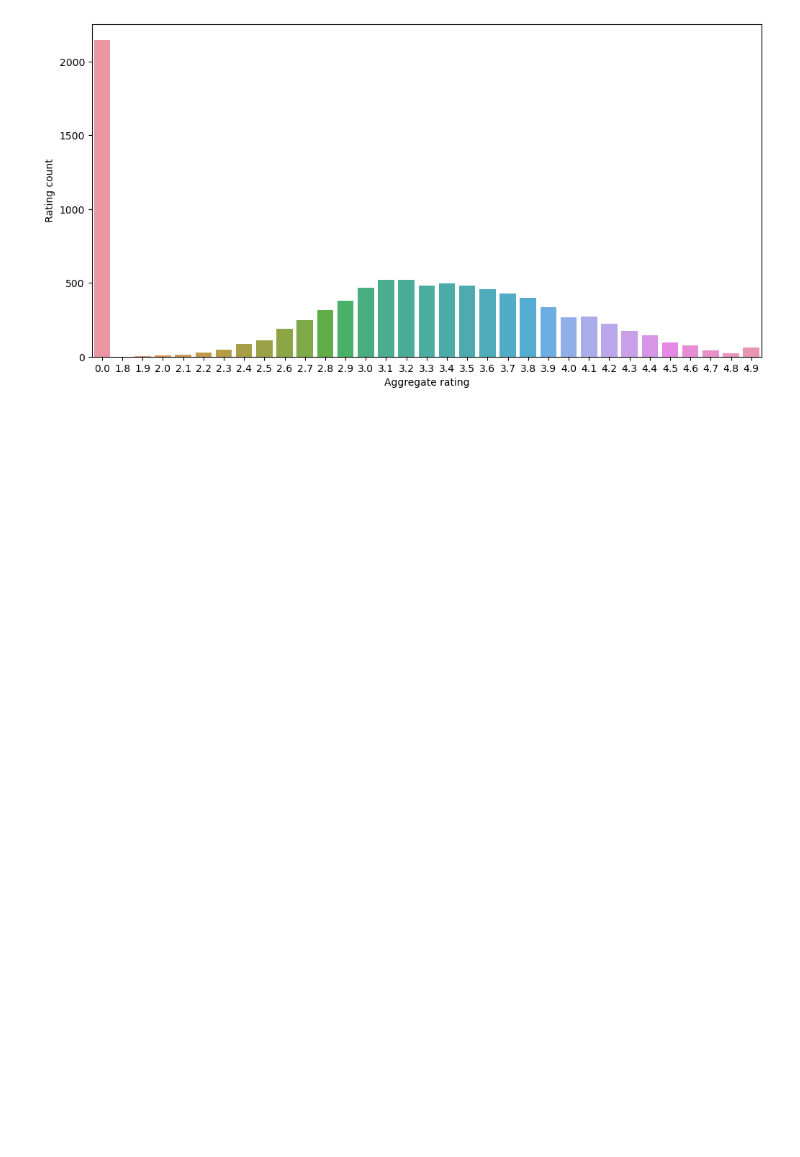
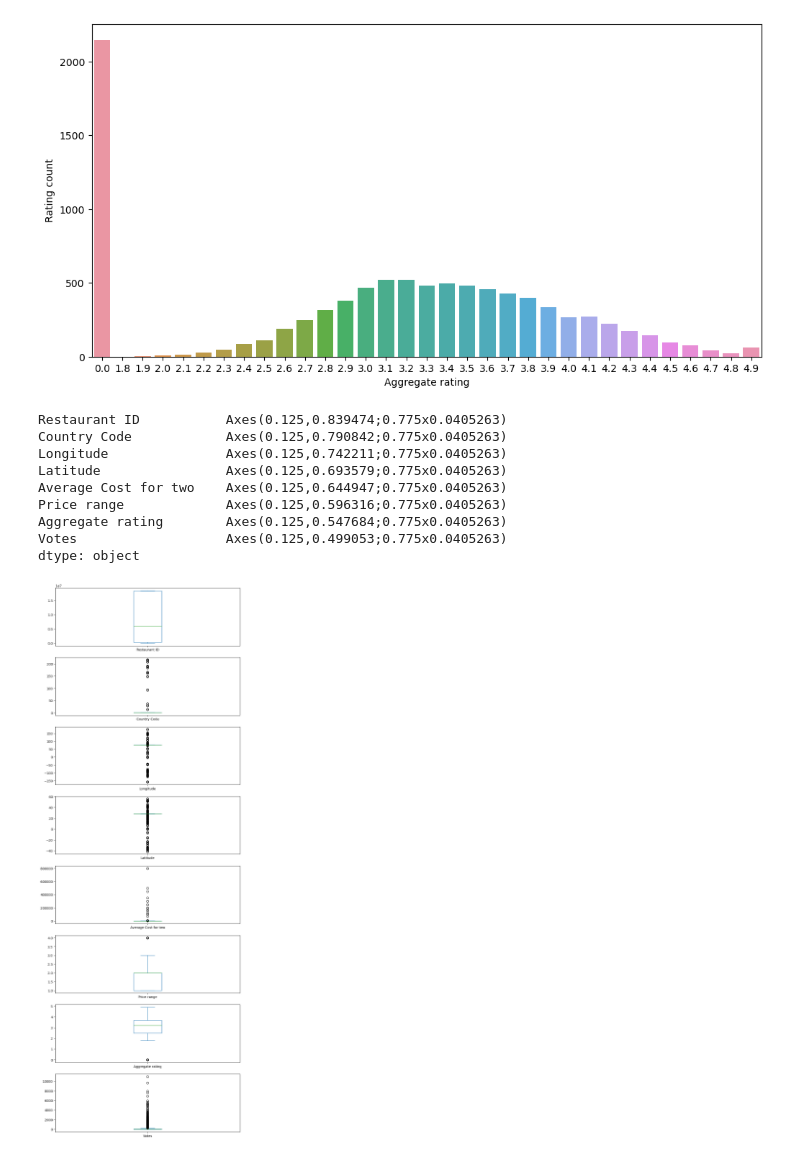
Before and after one commit to prabal-k/Python-Pandas-numpy-matplotlib-, a Jupyter notebook: Programs/EDA and Feature Engineering (Zomato dataset).ipynb, the cells around one changed output. Cells and saved outputs as stored; diff of their text form; code cells hidden in the pictures; blank space fills up the shorter version.

```diff
--- a/Programs/EDA and Feature Engineering (Zomato dataset).ipynb
+++ b/Programs/EDA and Feature Engineering (Zomato dataset).ipynb
@@ -352,0 +357,13 @@ sns.barplot(data=rating,x='Aggregate rating',y='Rating count')
+# %%
+final_df.plot(kind='box',subplots=True,layout=(16,1),figsize=(10,60))
+# %% [output]
+Restaurant ID           Axes(0.125,0.839474;0.775x0.0405263)
+Country Code            Axes(0.125,0.790842;0.775x0.0405263)
+Longitude               Axes(0.125,0.742211;0.775x0.0405263)
+Latitude                Axes(0.125,0.693579;0.775x0.0405263)
+Average Cost for two    Axes(0.125,0.644947;0.775x0.0405263)
+Price range             Axes(0.125,0.596316;0.775x0.0405263)
+Aggregate rating        Axes(0.125,0.547684;0.775x0.0405263)
+Votes                   Axes(0.125,0.499053;0.775x0.0405263)
+dtype: object
+[figure, added]
```
Also changed, not shown: parts of 5 cells of this notebook, 2 other files.
